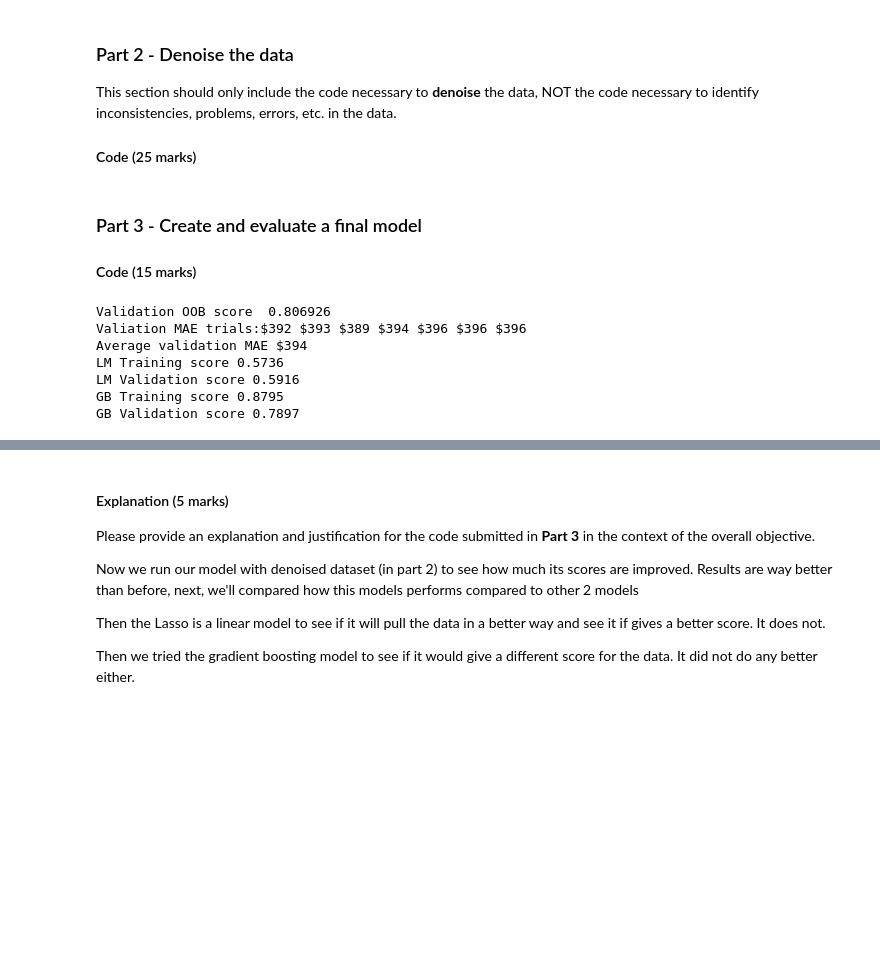
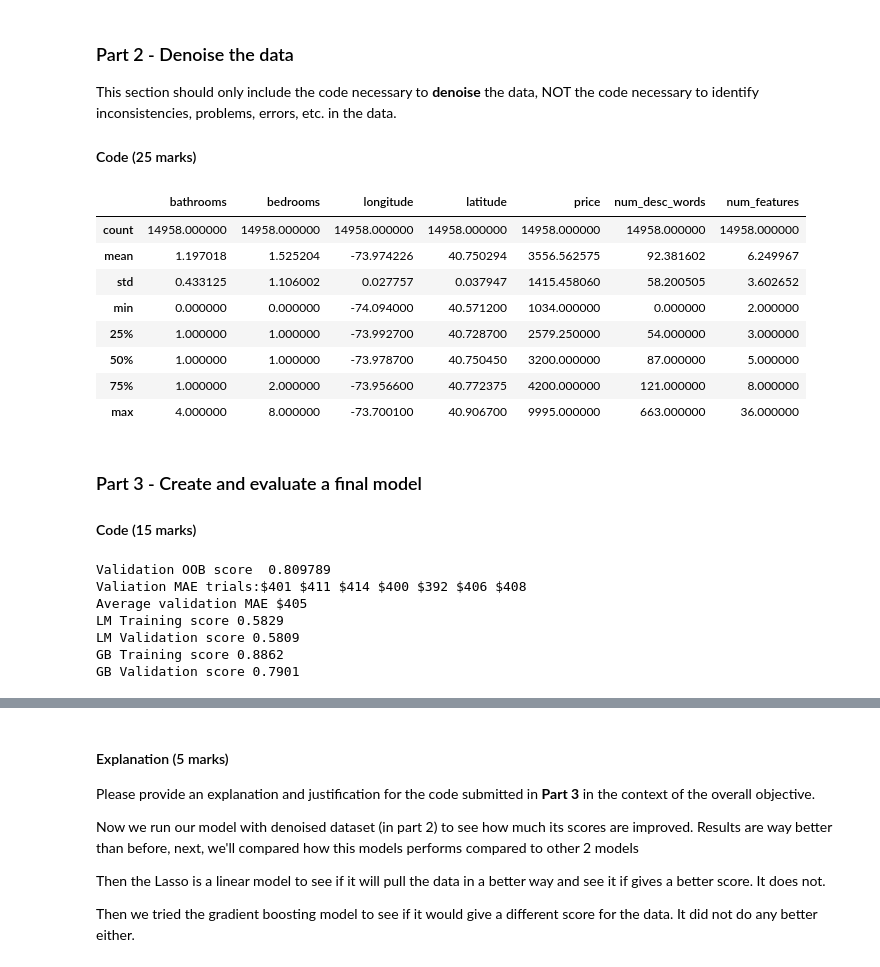
Before and after one commit to Machine-Learning-Team7/course-labs, a Jupyter notebook: lab1/Graded_Lab_1_team7.ipynb, the cells around one changed output, grey strips where cells are left out. Saved outputs shown, nothing was run; the diff lists cells and outputs as text; code cells hidden in the pictures; blank space fills up the shorter version.

```diff
--- a/lab1/Graded_Lab_1_team7.ipynb
+++ b/lab1/Graded_Lab_1_team7.ipynb
@@ -136,17 +151,28 @@ This section should only include the code necessary to **denoise** the data, NOT
 # %%
 # DENOISING DATA, next two lines get rid of outliers or errors regarding apts location and prices.
 #narrowing prices range to consider only reasonable ones (excludes also negative values)
 df_clean = df_num[(df_num.price>1_000) & (df_num.price<10_000)]
 
 
 #delimiting coverage area to new york city only.
 df_clean = df_clean[(df_clean['latitude']>40.55) &
         (df_clean['latitude']<40.94) &
         (df_clean['longitude']>-74.1) &
         (df_clean['longitude']<-73.67)]
 
 #removing negative values from this feature since having negative values here doesn't make sense
-df_clean = df_clean[(df_clean.num_features>0)]
+df_clean = df_clean[(df_clean.num_features>1)]
+df_clean.describe()
+# %% [output]
+|  | bathrooms | bedrooms | longitude | latitude | price | num_desc_words | num_features |
+| count | 14958.000000 | 14958.000000 | 14958.000000 | 14958.000000 | 14958.000000 | 14958.000000 | 14958.000000 |
+| mean | 1.197018 | 1.525204 | -73.974226 | 40.750294 | 3556.562575 | 92.381602 | 6.249967 |
+| std | 0.433125 | 1.106002 | 0.027757 | 0.037947 | 1415.458060 | 58.200505 | 3.602652 |
+| min | 0.000000 | 0.000000 | -74.094000 | 40.571200 | 1034.000000 | 0.000000 | 2.000000 |
+| 25% | 1.000000 | 1.000000 | -73.992700 | 40.728700 | 2579.250000 | 54.000000 | 3.000000 |
+| 50% | 1.000000 | 1.000000 | -73.978700 | 40.750450 | 3200.000000 | 87.000000 | 5.000000 |
+| 75% | 1.000000 | 2.000000 | -73.956600 | 40.772375 | 4200.000000 | 121.000000 | 8.000000 |
+| max | 4.000000 | 8.000000 | -73.700100 | 40.906700 | 9995.000000 | 663.000000 | 36.000000 |
 # %% [markdown]
 ### Part 3 - Create and evaluate a final model
 
@@ -189,10 +215,10 @@ gbr.fit(X_train, y_train)
 print(f"GB Training score {gbr.score(X_train, y_train):.4f}")
 print(f"GB Validation score {gbr.score(X_test, y_test):.4f}")
 # %% [output]
-Validation OOB score  0.806926
-Valiation MAE trials:$392 $393 $389 $394 $396 $396 $396
-Average validation MAE $394
-LM Training score 0.5736
-LM Validation score 0.5916
-GB Training score 0.8795
-GB Validation score 0.7897
+Validation OOB score  0.809789
+Valiation MAE trials:$401 $411 $414 $400 $392 $406 $408
+Average validation MAE $405
+LM Training score 0.5829
+LM Validation score 0.5809
+GB Training score 0.8862
+GB Validation score 0.7901
```
Also changed, not shown: parts of 3 cells of this notebook, 5 other files.
